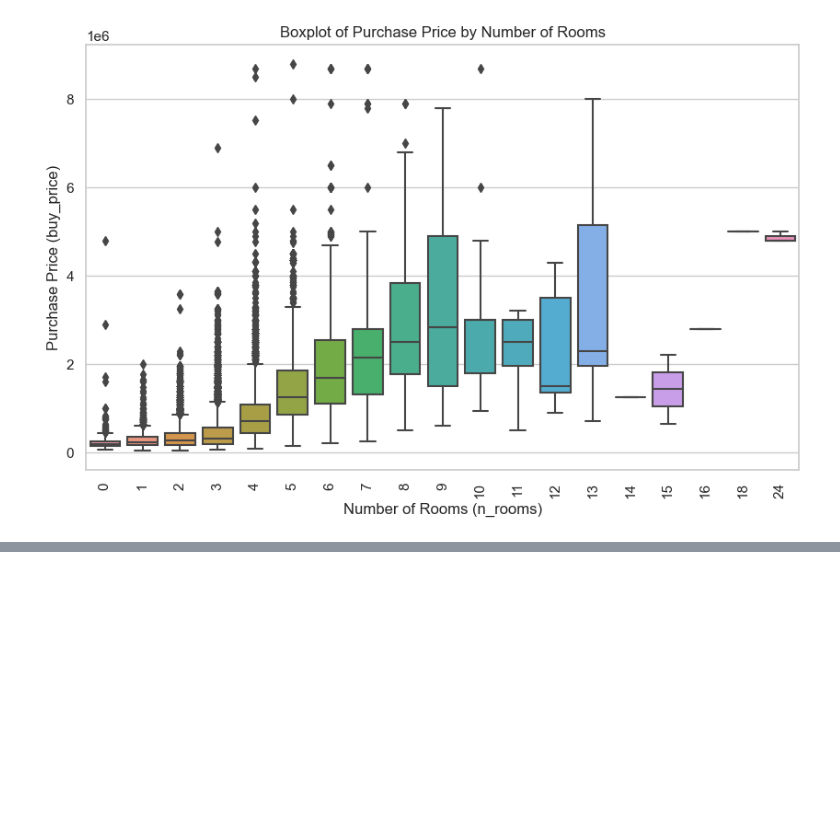
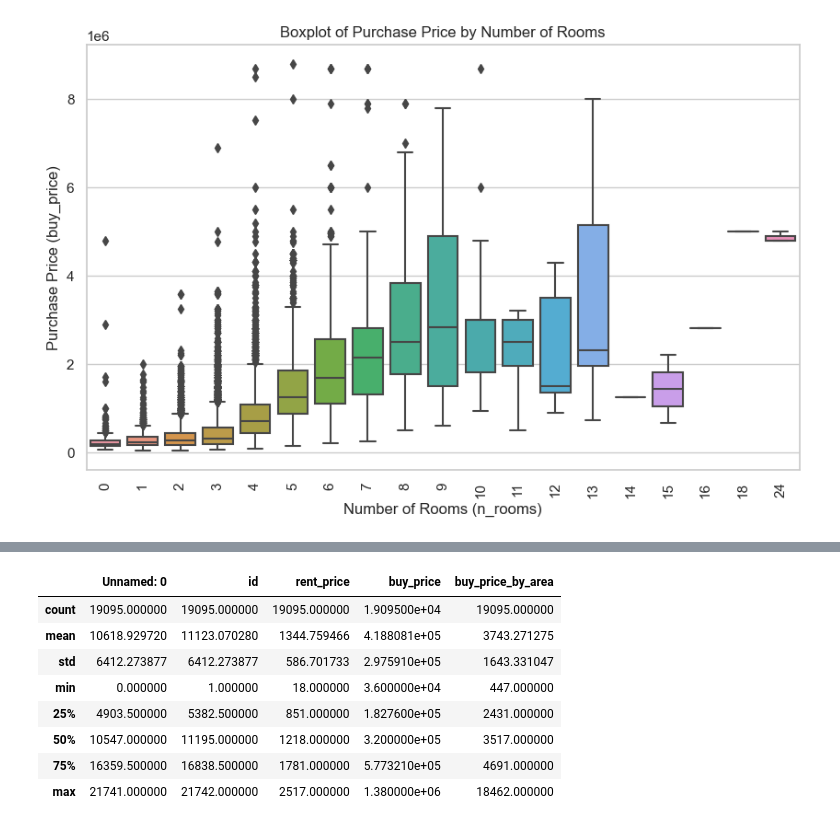
Before and after one commit to Fidel-Leanne/dataAnalysis, a Jupyter notebook: Analysis/realEstate.ipynb, the cells around one changed output, grey strips where cells are left out. Drawn from its saved outputs; the diff is of its cells as text; code cells hidden in the pictures; blank space fills up the shorter version.

```diff
--- a/Analysis/realEstate.ipynb
+++ b/Analysis/realEstate.ipynb
@@ -341,0 +516,12 @@ plt.show()
+# %%
+madrid_cleaned.describe()
+# %% [output]
+|  | Unnamed: 0 | id | rent_price | buy_price | buy_price_by_area |
+| count | 19095.000000 | 19095.000000 | 19095.000000 | 1.909500e+04 | 19095.000000 |
+| mean | 10618.929720 | 11123.070280 | 1344.759466 | 4.188081e+05 | 3743.271275 |
+| std | 6412.273877 | 6412.273877 | 586.701733 | 2.975910e+05 | 1643.331047 |
+| min | 0.000000 | 1.000000 | 18.000000 | 3.600000e+04 | 447.000000 |
+| 25% | 4903.500000 | 5382.500000 | 851.000000 | 1.827600e+05 | 2431.000000 |
+| 50% | 10547.000000 | 11195.000000 | 1218.000000 | 3.200000e+05 | 3517.000000 |
+| 75% | 16359.500000 | 16838.500000 | 1781.000000 | 5.773210e+05 | 4691.000000 |
+| max | 21741.000000 | 21742.000000 | 2517.000000 | 1.380000e+06 | 18462.000000 |
```
Also changed, not shown: parts of 25 cells of this notebook, 1 other file.
